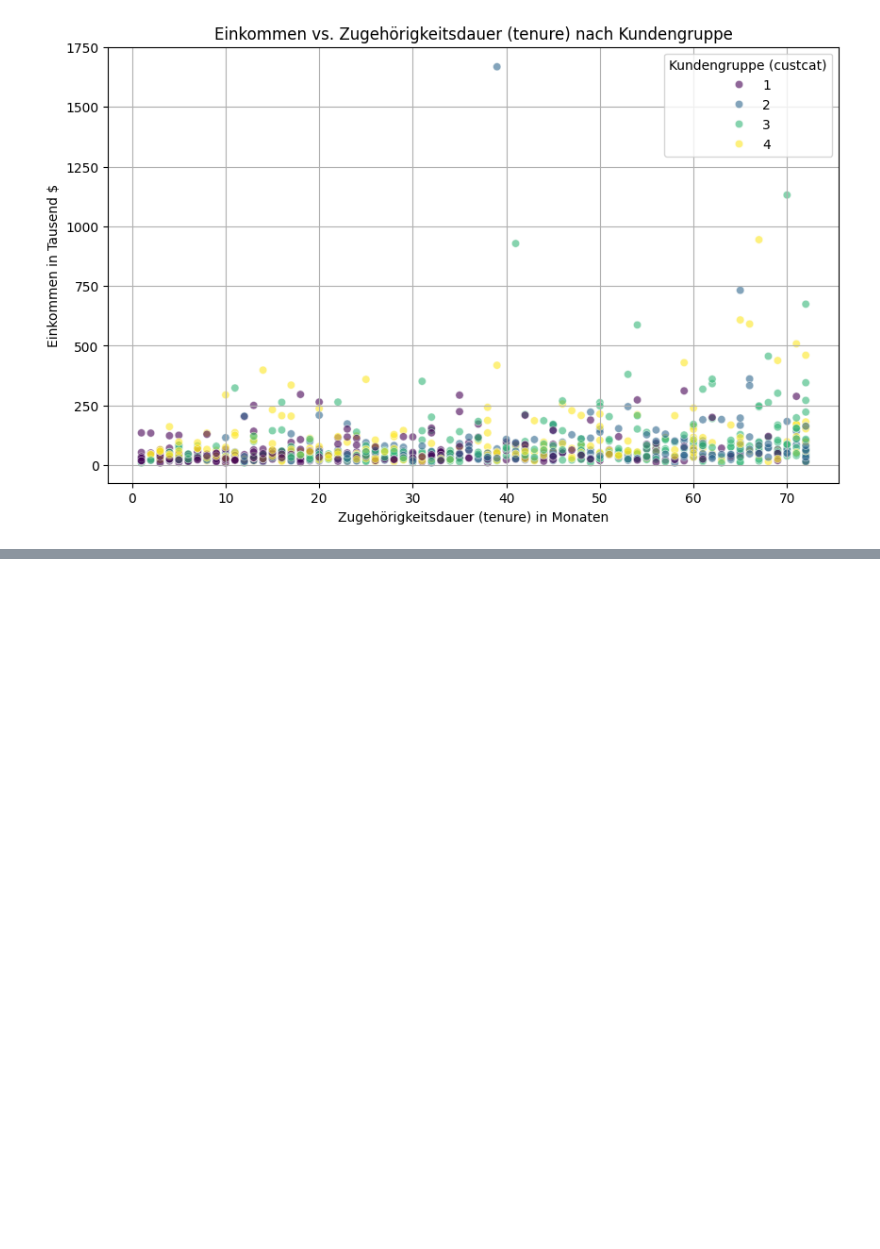
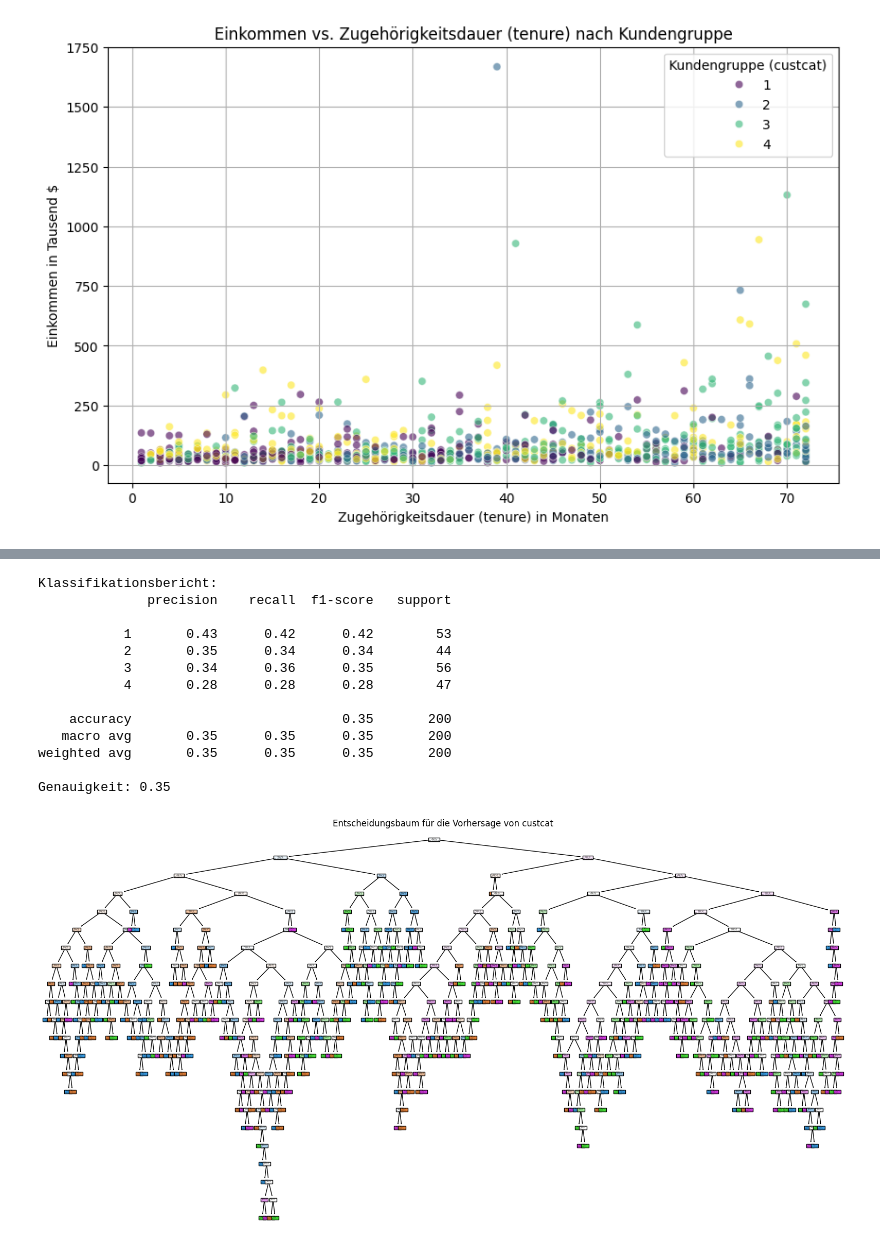
Before and after one commit to AdrianoF03/Projekt-Big-Data-Analytics, a Jupyter notebook: telefonkunden.ipynb, the cells around one changed output, grey strips where cells are left out. Saved outputs shown, nothing was run; the diff lists cells and outputs as text; code cells hidden in the pictures; blank space fills up the shorter version.

```diff
--- a/telefonkunden.ipynb
+++ b/telefonkunden.ipynb
@@ -171,0 +267,45 @@ avg_features_by_custcat
+# %%
+from sklearn.model_selection import train_test_split
+from sklearn.tree import DecisionTreeClassifier, plot_tree
+from sklearn.metrics import classification_report, accuracy_score
+import matplotlib.pyplot as plt
+
+# Datenaufteilung in Features (X) und Zielvariable (y)
+X = telefonkunden[selected_features]
+Y = telefonkunden['custcat']
+
+# Datenaufteilung in Trainings- und Testdaten
+X_train, X_test, y_train, y_test = train_test_split(X, Y, test_size=0.2, random_state=1, stratify=Y)
+
+# Entscheidungsbaum-Modell erstellen und trainieren
+tree = DecisionTreeClassifier(random_state=1)
+tree.fit(X_train, y_train)
+
+# Vorhersagen machen
+y_pred = tree.predict(X_test)
+
+# Modellbewertung
+print("Klassifikationsbericht:")
+print(classification_report(y_test, y_pred))
+print("Genauigkeit:", accuracy_score(y_test, y_pred))
+
+# Entscheidungsbaum visualisieren
+plt.figure(figsize=(20,10))
+plot_tree(tree, feature_names=X.columns, class_names=[str(i) for i in tree.classes_], filled=True)
+plt.title('Entscheidungsbaum für die Vorhersage von custcat')
+plt.show()
+# %% [output]
+Klassifikationsbericht:
+              precision    recall  f1-score   support
+
+           1       0.43      0.42      0.42        53
+           2       0.35      0.34      0.34        44
+           3       0.34      0.36      0.35        56
+           4       0.28      0.28      0.28        47
+
+    accuracy                           0.35       200
+   macro avg       0.35      0.35      0.35       200
+weighted avg       0.35      0.35      0.35       200
+
+Genauigkeit: 0.35
+[figure, added]
```
Also changed, not shown: parts of 8 cells of this notebook.
